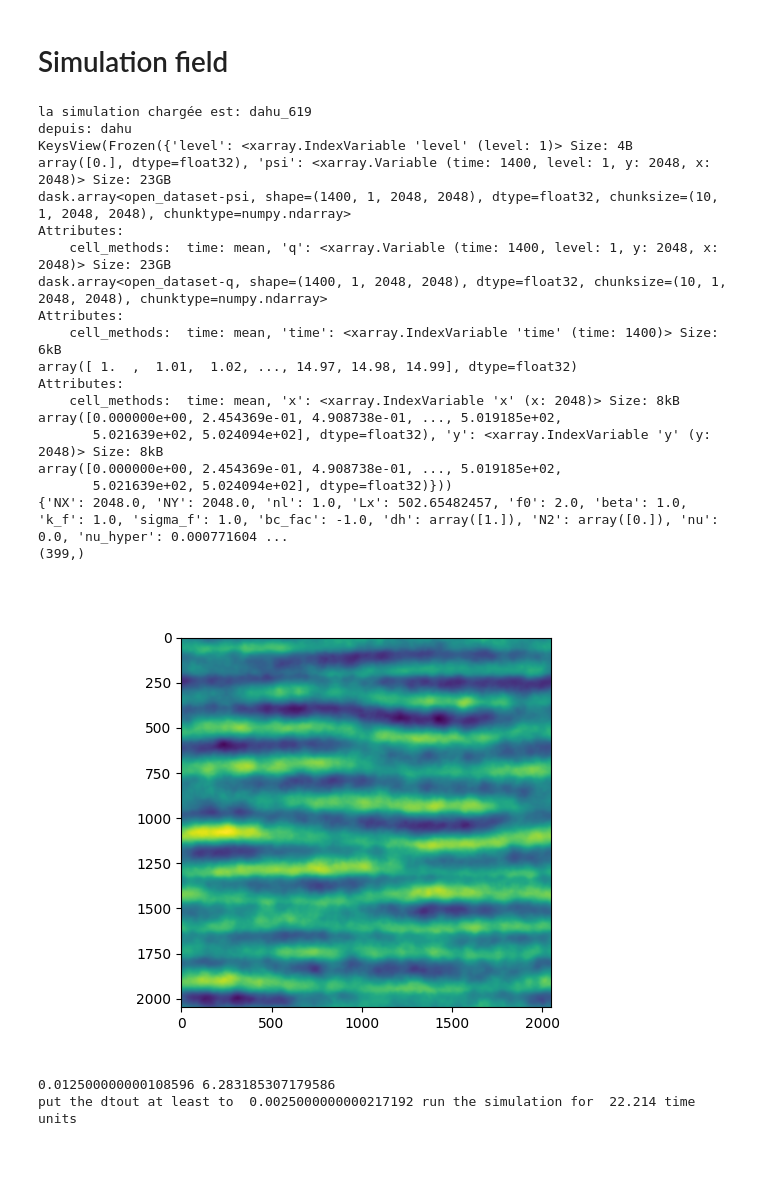
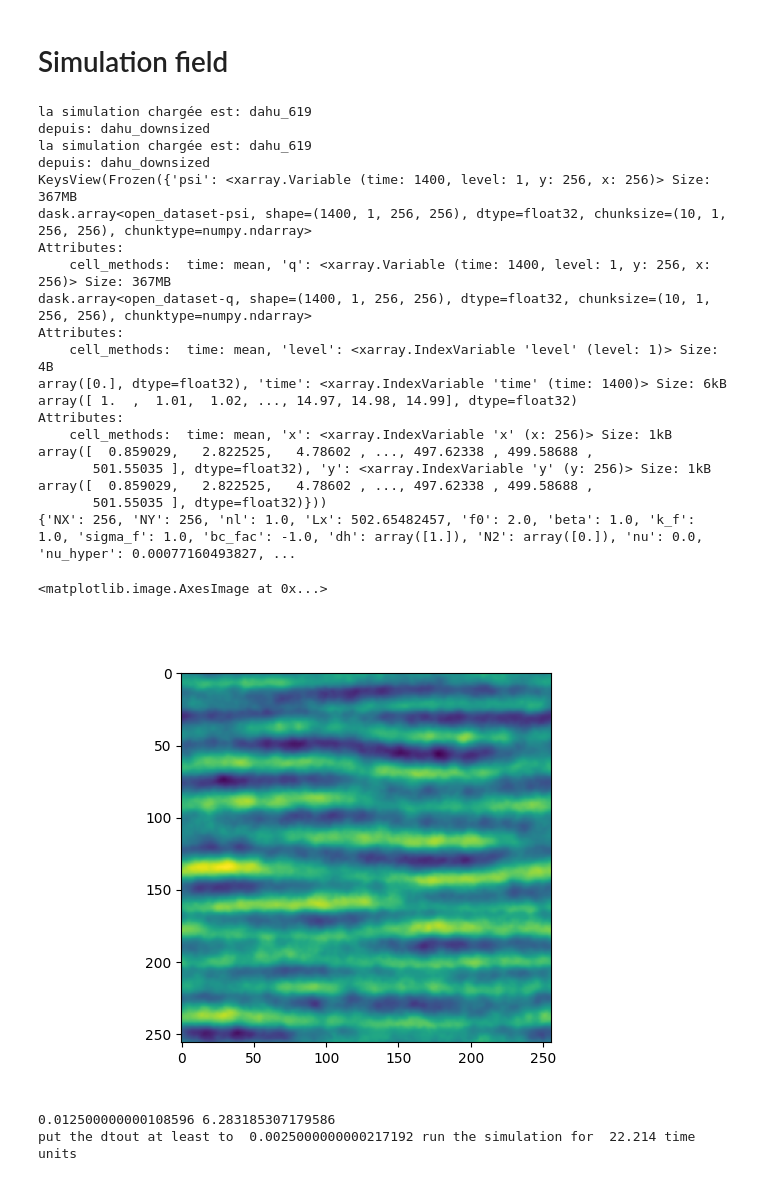
Before and after one commit to LennardMiller/Stage_M2, a Jupyter notebook: Rossby_diag.ipynb, the cells around one changed output. Saved outputs shown, nothing was run; the diff lists cells and outputs as text; code cells hidden in the pictures.

```diff
--- a/Rossby_diag.ipynb
+++ b/Rossby_diag.ipynb
@@ -485,7 +485,7 @@ import xarray as xr
 n = 619
 
 # Choose between 'local' or 'dahu'
-where = 'dahu'
+where = 'dahu_downsized'
 
 # Reading the netcdf file
 if where == 'local':
@@ -497,9 +497,20 @@ if where == 'local':
 elif where == 'dahu':
     simu_name = 'dahu_' + str(n)
     Path = '/home/massoale/Simu_Test/simu_dahu/simu_dahu' + str(n) + '/outdir_0001/'
+
+elif where == 'dahu_downsized':
+    simu_name = 'dahu_' + str(n)
+    Path = '/home/massoale/Simu_Test/simu_dahu/simu_dahu' + str(n) + '/outdir_downsized/'
+    Path_bis = '/home/massoale/Simu_Test/simu_dahu/simu_dahu' + str(n) + '/outdir_0001/'
+
 else:
     print('Error: where not recognized')
     sys.exit()
+
+print('la simulation chargée est: ' + simu_name)
+print("depuis: " + where)
+
+filenames = ['/vars.nc']
 
 print('la simulation chargée est: ' + simu_name)
 print("depuis: " + where)
@@ -510,55 +521,62 @@ filenames = ['/vars.nc']
 dataset = xr.open_dataset(Path + filenames[0], chunks={'time': 10})
 
 print(dataset.variables.keys())
 
 # Load variables in chunks
 t = dataset['time'].isel(time=slice(-400, -1)).data
 x = dataset['x'].data
 y = dataset['y'].data
 psi = dataset['psi'].isel(time=slice(-400, -1), level=0).data
 q = dataset['q'].isel(time=slice(-400, -1), level=0).data
+if where == 'dahu_downsized':
+    param = io.read_params(Path_bis)
+    nx = 256
+    ny = 256
 
-# Lecture des paramètres :
-param = io.read_params(Path)
-print(param)
+    param['NX'] = nx
+    param['NY'] = ny
+else:
+    param = io.read_params(Path)
+    nx = int(param['NX'])
+    ny = int(param['NY'])
+
 f0 = param['f0']
 beta = param['beta']
 hEkb = param['hEkb']
 dh = param['dh'][0]
 Lx = param['Lx']
-nx = int(param['NX'])
-ny = int(param['NY'])
 k_f = param['k_f']
 sigma_f = param['sigma_f']
 bc_fac = param['bc_fac']
 nu_hyper = param['nu_hyper']
 n_hyper = param['n_hyper']
 dt_out = param['dt_out']
-
+print(param)
 plt.figure()
 plt.imshow(psi[-2, :, :])
-print(np.shape(t))
 # %% [output]
 la simulation chargée est: dahu_619
-depuis: dahu
-KeysView(Frozen({'level': <xarray.IndexVariable 'level' (level: 1)> Size: 4B
-array([0.], dtype=float32), 'psi': <xarray.Variable (time: 1400, level: 1, y: 2048, x: 2048)> Size: 23GB
-dask.array<open_dataset-psi, shape=(1400, 1, 2048, 2048), dtype=float32, chunksize=(10, 1, 2048, 2048), chunktype=numpy.ndarray>
+depuis: dahu_downsized
+la simulation chargée est: dahu_619
+depuis: dahu_downsized
+KeysView(Frozen({'psi': <xarray.Variable (time: 1400, level: 1, y: 256, x: 256)> Size: 367MB
+dask.array<open_dataset-psi, shape=(1400, 1, 256, 256), dtype=float32, chunksize=(10, 1, 256, 256), chunktype=numpy.ndarray>
 Attributes:
-    cell_methods:  time: mean, 'q': <xarray.Variable (time: 1400, level: 1, y: 2048, x: 2048)> Size: 23GB
-dask.array<open_dataset-q, shape=(1400, 1, 2048, 2048), dtype=float32, chunksize=(10, 1, 2048, 2048), chunktype=numpy.ndarray>
+    cell_methods:  time: mean, 'q': <xarray.Variable (time: 1400, level: 1, y: 256, x: 256)> Size: 367MB
+dask.array<open_dataset-q, shape=(1400, 1, 256, 256), dtype=float32, chunksize=(10, 1, 256, 256), chunktype=numpy.ndarray>
 Attributes:
-    cell_methods:  time: mean, 'time': <xarray.IndexVariable 'time' (time: 1400)> Size: 6kB
+    cell_methods:  time: mean, 'level': <xarray.IndexVariable 'level' (level: 1)> Size: 4B
+array([0.], dtype=float32), 'time': <xarray.IndexVariable 'time' (time: 1400)> Size: 6kB
 array([ 1.  ,  1.01,  1.02, ..., 14.97, 14.98, 14.99], dtype=float32)
 Attributes:
-    cell_methods:  time: mean, 'x': <xarray.IndexVariable 'x' (x: 2048)> Size: 8kB
-array([0.000000e+00, 2.454369e-01, 4.908738e-01, ..., 5.019185e+02,
-       5.021639e+02, 5.024094e+02], dtype=float32), 'y': <xarray.IndexVariable 'y' (y: 2048)> Size: 8kB
-array([0.000000e+00, 2.454369e-01, 4.908738e-01, ..., 5.019185e+02,
-       5.021639e+02, 5.024094e+02], dtype=float32)}))
-{'NX': 2048.0, 'NY': 2048.0, 'nl': 1.0, 'Lx': 502.65482457, 'f0': 2.0, 'beta': 1.0, 'k_f': 1.0, 'sigma_f': 1.0, 'bc_fac': -1.0, 'dh': array([1.]), 'N2': array([0.]), 'nu': 0.0, 'nu_hyper': 0.000771604 ...
-(399,)
+    cell_methods:  time: mean, 'x': <xarray.IndexVariable 'x' (x: 256)> Size: 1kB
+array([  0.859029,   2.822525,   4.78602 , ..., 497.62338 , 499.58688 ,
+       501.55035 ], dtype=float32), 'y': <xarray.IndexVariable 'y' (y: 256)> Size: 1kB
+array([  0.859029,   2.822525,   4.78602 , ..., 497.62338 , 499.58688 ,
+       501.55035 ], dtype=float32)}))
+{'NX': 256, 'NY': 256, 'nl': 1.0, 'Lx': 502.65482457, 'f0': 2.0, 'beta': 1.0, 'k_f': 1.0, 'sigma_f': 1.0, 'bc_fac': -1.0, 'dh': array([1.]), 'N2': array([0.]), 'nu': 0.0, 'nu_hyper': 0.00077160493827, ...
+<matplotlib.image.AxesImage at 0x...>
-[figure, old version]
+[figure, new version]
 # %%
 #Computing the dtout timesteps requiered to see the evolution of the signal
 r=hEkb
```
Also changed, not shown: parts of 9 cells of this notebook, 11 other files.
